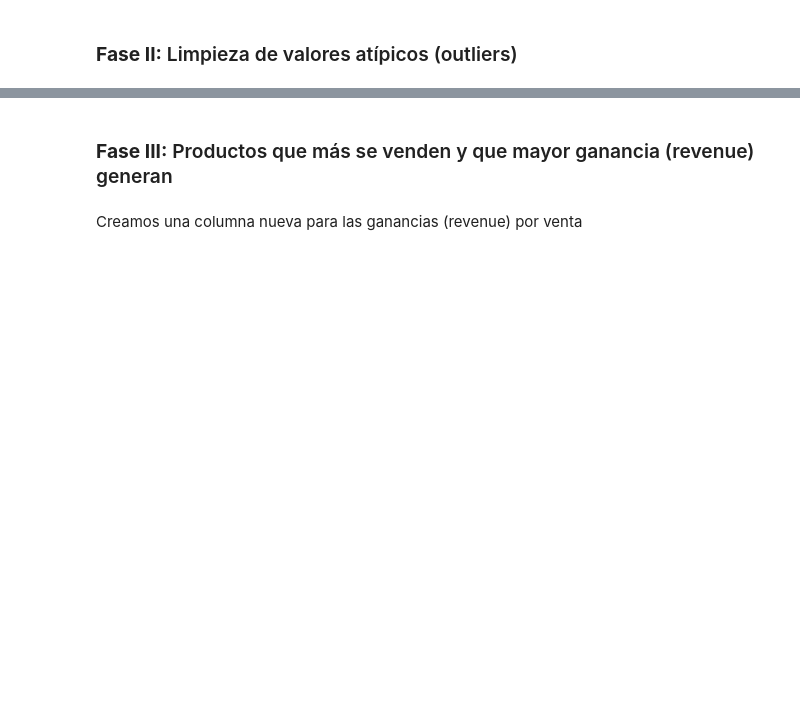
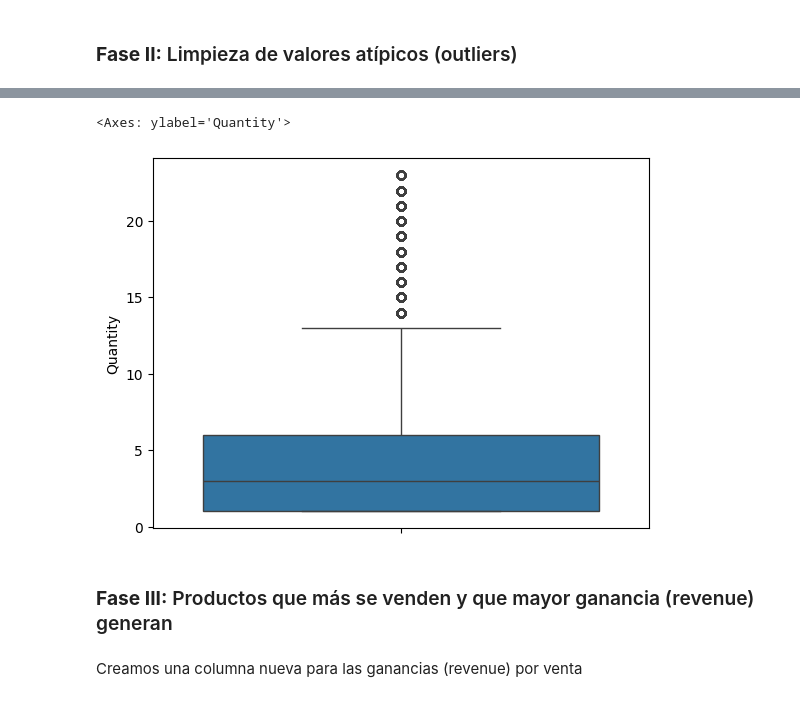
Before and after one commit to AndresJimw/Artificial-Intelligence, a Jupyter notebook: Lab02/Test - Manejo de outliers y operaciones por grupo para transacciones e-commerce.ipynb, the cells around one changed output, grey strips where cells are left out. Saved outputs shown, nothing was run; the diff lists cells and outputs as text; code cells hidden in the pictures; blank space fills up the shorter version.

```diff
--- a/Lab02/Test - Manejo de outliers y operaciones por grupo para transacciones e-commerce.ipynb
+++ b/Lab02/Test - Manejo de outliers y operaciones por grupo para transacciones e-commerce.ipynb
@@ -98,11 +153,14 @@ ____.____(y=transacciones['____'])
 # %%
 # Eliminamos los valores negativos de la columna 'Quantity' del DataFrame 'transacciones'
 # Usamos el operador '>' para seleccionar los valores mayores a cero (0) en la columna 'Quantity'
-transacciones = transacciones[transacciones['____'] > ____]
+transacciones = transacciones[transacciones['Quantity'] > 0]
 
 # Revisamos nuevamente los valores atípicos (outliers) en la columna 'Quantity'
 # Usamos el método 'boxplot()' de la librería 'seaborn' con la variable 'Quantity' en el eje y
-____.____(y=transacciones['____'])
+sns.boxplot(y=transacciones['Quantity'])
+# %% [output]
+<Axes: ylabel='Quantity'>
+[figure, added]
 # %% [markdown]
 ### **Fase III:** Productos que más se venden y que mayor ganancia (revenue) generan
 # %% [markdown]
```
Also changed, not shown: parts of 18 cells of this notebook, 1 other file.
